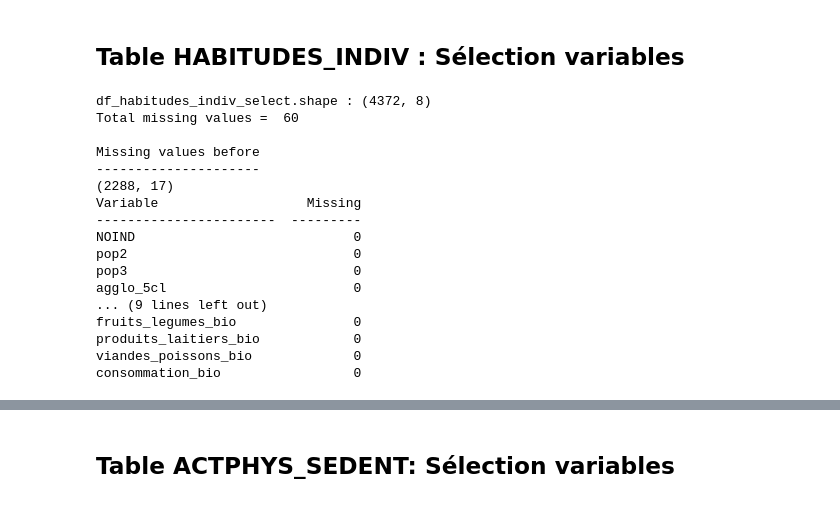
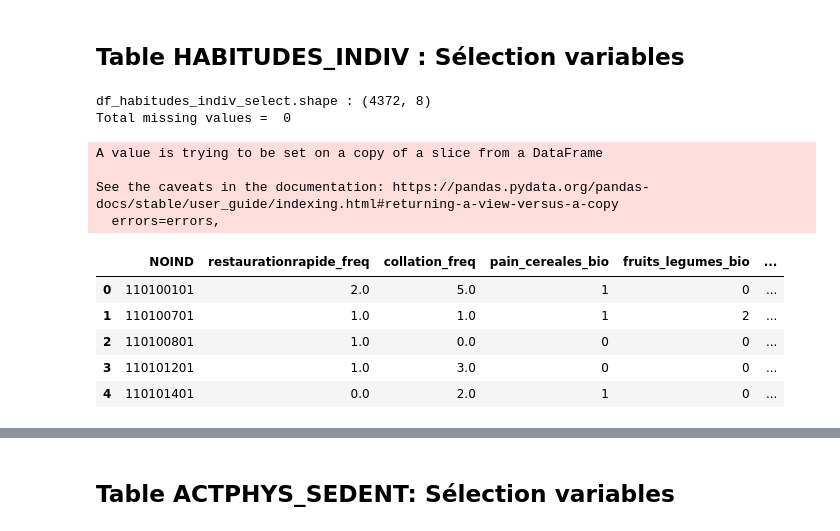
Before and after one commit to flabastie/inca3, a Jupyter notebook: pop2_df_base.ipynb, the cells around one changed output, grey strips where cells are left out. Saved outputs shown, nothing was run; the diff lists cells and outputs as text; code cells hidden in the pictures.

Commit message:
Recup stade initial base2

```diff
--- a/pop2_df_base.ipynb
+++ b/pop2_df_base.ipynb
@@ -137,7 +137,7 @@ def formatage_bio(col_name):
   df_habitudes_indiv.loc[df_habitudes_indiv[col_name] == 10, col_name] = 0
 
 # traitement restaurationrapide_freq
-# df_habitudes_indiv.loc[df_habitudes_indiv['restaurationrapide_freq'].isna(), 'restaurationrapide_freq'] = 0
+df_habitudes_indiv.loc[df_habitudes_indiv['restaurationrapide_freq'].isna(), 'restaurationrapide_freq'] = 0
 df_habitudes_indiv['restaurationrapide_freq'] = df_habitudes_indiv['restaurationrapide_freq'] + 10
 df_habitudes_indiv.loc[df_habitudes_indiv['restaurationrapide_freq'] == 18, 'restaurationrapide_freq'] = 0
 df_habitudes_indiv.loc[df_habitudes_indiv['restaurationrapide_freq'] == 17, 'restaurationrapide_freq'] = 0
@@ -176,55 +176,41 @@ formatage_bio('conso_cereales_bio_freq')
 
 # traitement variables viandes_poissons_oeufs_bio
 df_habitudes_indiv['viandes_poissons_oeufs_bio'] = ((df_habitudes_indiv['conso_volailles_bio_freq'] + df_habitudes_indiv['conso_viandes_bio_freq']
 + df_habitudes_indiv['conso_oeufs_bio_freq'])/3).astype(int)
 
 # traitement variables fruits_legumes_bio_freq
 df_habitudes_indiv['fruits_legumes_bio_freq'] = ((df_habitudes_indiv['conso_fruits_bio_freq'] + df_habitudes_indiv['conso_pdt_bio_freq']
 + df_habitudes_indiv['conso_legumes_bio_freq'] + df_habitudes_indiv['conso_legumes_secs_bio_freq'])/4).astype(int)
 
 # traitement variables pain_cereales_bio_freq
 df_habitudes_indiv['pain_cereales_bio_freq'] = ((df_habitudes_indiv['conso_pain_bio_freq'] + df_habitudes_indiv['conso_cereales_bio_freq'])/2).astype(int)
 
 # traitement valeurs manquantes - consommation_bio
 df_habitudes_indiv.loc[df_habitudes_indiv['consommation_bio'].isna(), 'consommation_bio'] = 0
 
 # variables sélectionnées
 habitudes_indiv_columns = ['NOIND', 'restaurationrapide_freq', 'collation_freq', 'pain_cereales_bio_freq', 'fruits_legumes_bio_freq',
                            'conso_lait_bio_freq', 'viandes_poissons_oeufs_bio', 'consommation_bio']
 
 df_habitudes_indiv_select = df_habitudes_indiv[habitudes_indiv_columns]
 
 df_habitudes_indiv_select.rename(columns={'pain_cereales_bio_freq':'pain_cereales_bio', 'fruits_legumes_bio_freq':'fruits_legumes_bio',
                                           'conso_lait_bio_freq':'produits_laitiers_bio', 'viandes_poissons_oeufs_bio':'viandes_poissons_bio'}, inplace=True)
 
 print('df_habitudes_indiv_select.shape :', df_habitudes_indiv_select.shape)
 # print("Missing values = ", df_habitudes_indiv_select.isna().sum())
 print("Total missing values = ", df_habitudes_indiv_select.isna().sum().sum())
 df_habitudes_indiv_select.head()
-
-
-
-#  Missing values before
-print("\nMissing values before")
-print("---------------------")
-print(df_base_check.shape)
-print(tabulate(pd.DataFrame(df_base_check.isna().sum()),headers=['Variable', 'Missing'],tablefmt="simple"))
-print(" ")
 # %% [output]
 df_habitudes_indiv_select.shape : (4372, 8)
-Total missing values =  60
-
-Missing values before
----------------------
-(2288, 17)
-Variable                   Missing
------------------------  ---------
-NOIND                            0
-pop2                             0
-pop3                             0
-agglo_5cl                        0
-... (9 lines left out)
-fruits_legumes_bio               0
-produits_laitiers_bio            0
-viandes_poissons_bio             0
-consommation_bio                 0
+Total missing values =  0
+A value is trying to be set on a copy of a slice from a DataFrame
+
+See the caveats in the documentation: https://pandas.pydata.org/pandas-docs/stable/user_guide/indexing.html#returning-a-view-versus-a-copy
+  errors=errors,
+|  | NOIND | restaurationrapide_freq | collation_freq | pain_cereales_bio | fruits_legumes_bio | ... |
+| 0 | 110100101 | 2.0 | 5.0 | 1 | 0 | ... |
+| 1 | 110100701 | 1.0 | 1.0 | 1 | 2 | ... |
+| 2 | 110100801 | 1.0 | 0.0 | 0 | 0 | ... |
+| 3 | 110101201 | 1.0 | 3.0 | 0 | 0 | ... |
+| 4 | 110101401 | 0.0 | 2.0 | 1 | 0 | ... |
```
Also changed, not shown: parts of 6 cells of this notebook, 1 other file.
